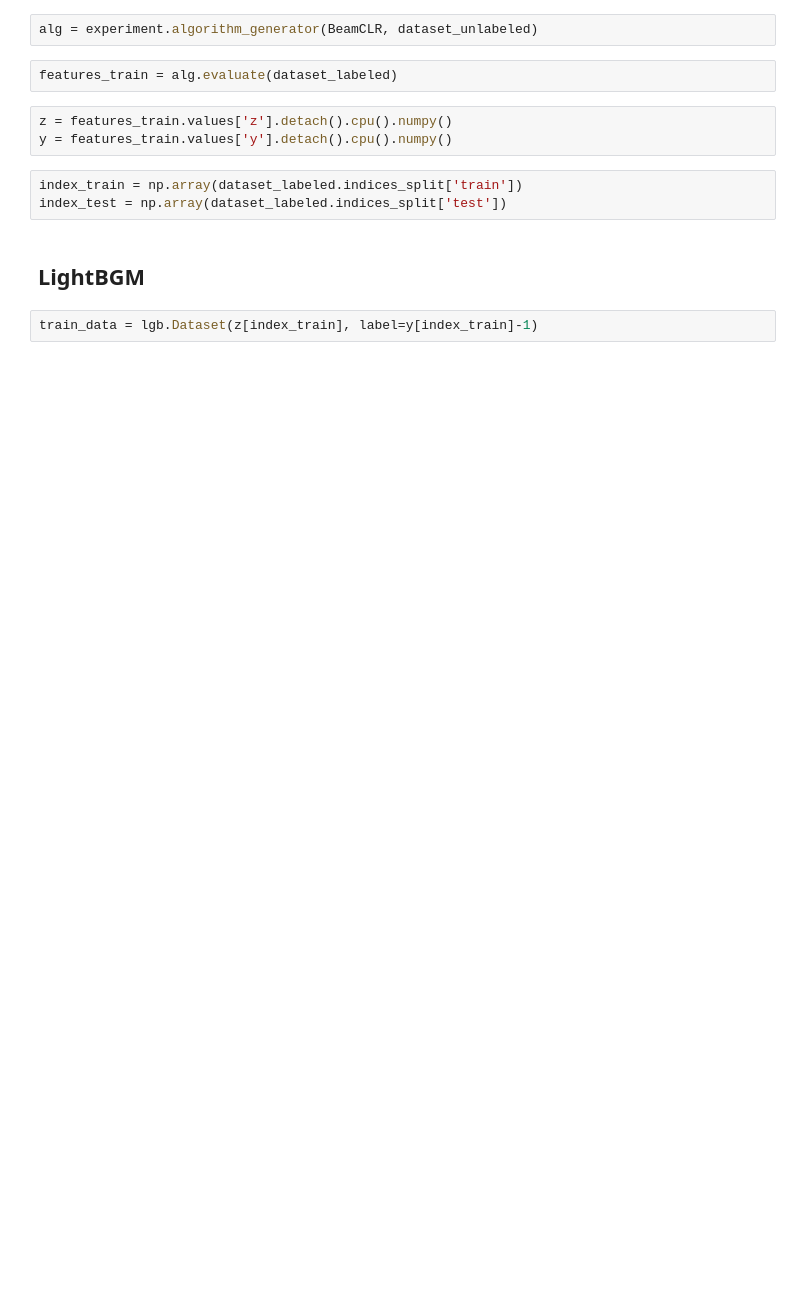
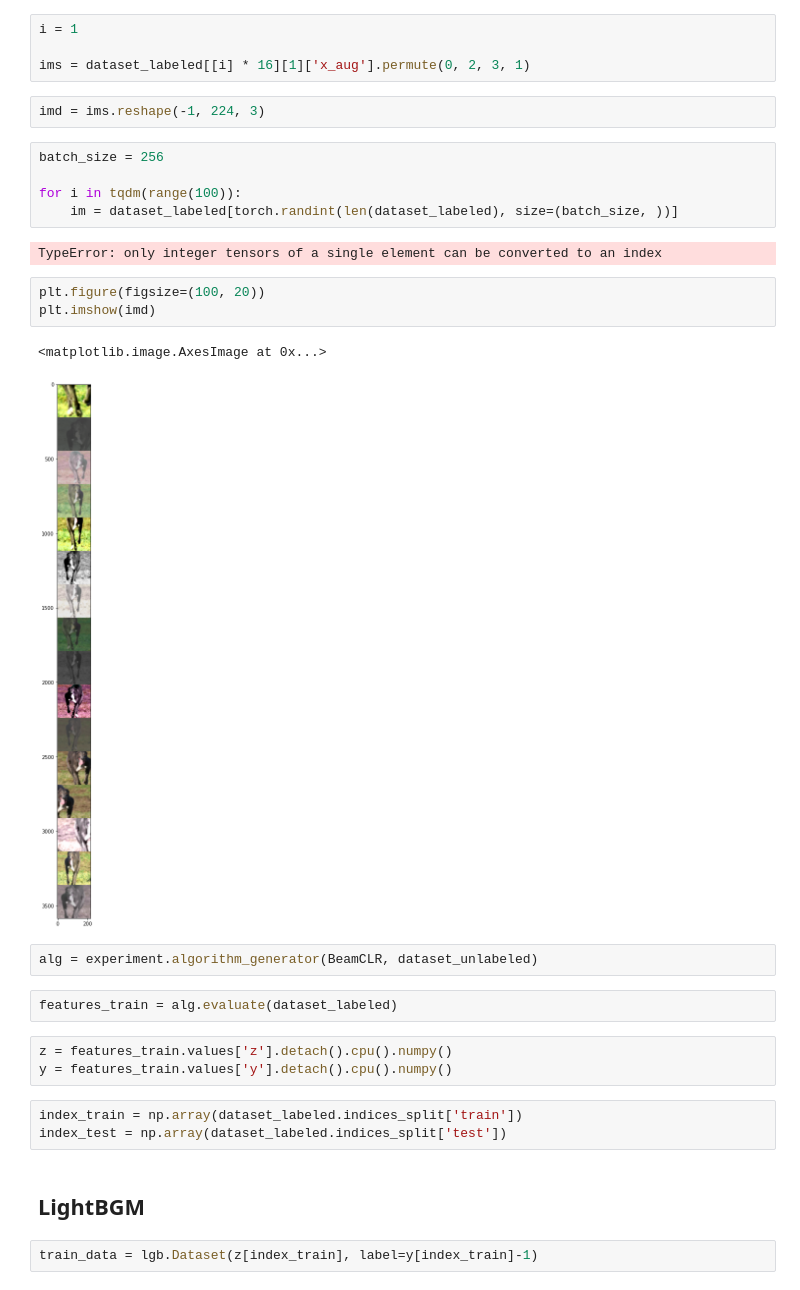
Before and after one commit to mlutils/beamds, a Jupyter notebook: notebooks/stl10.ipynb, the cells around one changed output. Cells and saved outputs as stored; diff of their text form; blank space fills up the shorter version.

Commit message:
imagenet st10 dev

```diff
--- a/notebooks/stl10.ipynb
+++ b/notebooks/stl10.ipynb
@@ -147,3 +201,22 @@ experiment = Experiment(hparams, print_hyperparameters=False)
+# %%
+i = 1
+
+ims = dataset_labeled[[i] * 16][1]['x_aug'].permute(0, 2, 3, 1)
+# %%
+imd = ims.reshape(-1, 224, 3)
+# %%
+batch_size = 256
+
+for i in tqdm(range(100)):
+    im = dataset_labeled[torch.randint(len(dataset_labeled), size=(batch_size, ))]
+# %% [output]
+TypeError: only integer tensors of a single element can be converted to an index
+# %%
+plt.figure(figsize=(100, 20))
+plt.imshow(imd)
+# %% [output]
+<matplotlib.image.AxesImage at 0x...>
+[figure, added]
 # %%
 alg = experiment.algorithm_generator(BeamCLR, dataset_unlabeled)
 # %%
```
Also changed, not shown: parts of 12 cells of this notebook, 6 other files.
